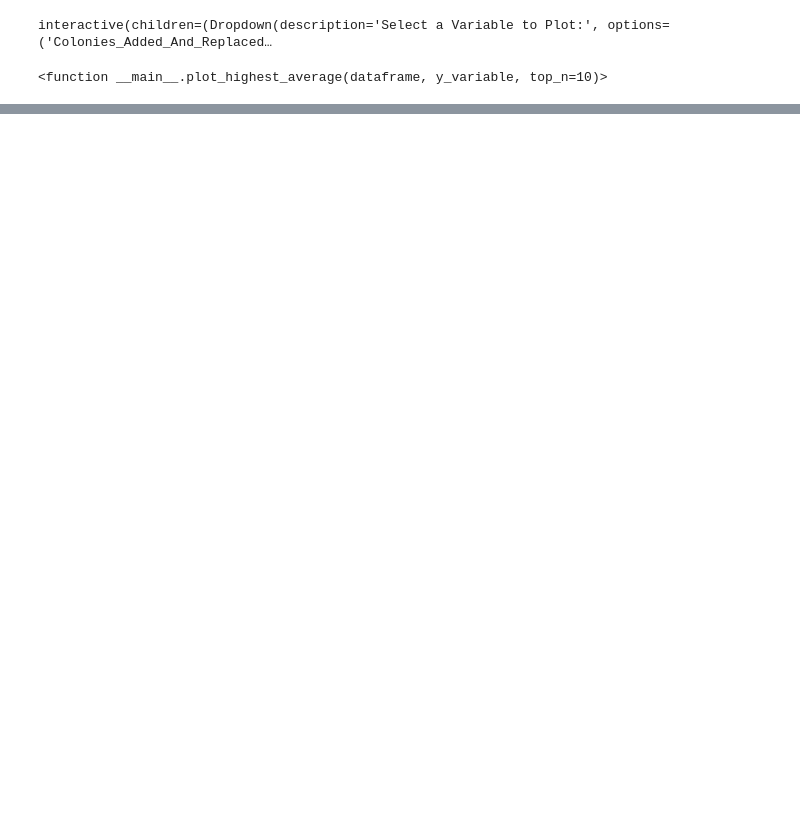
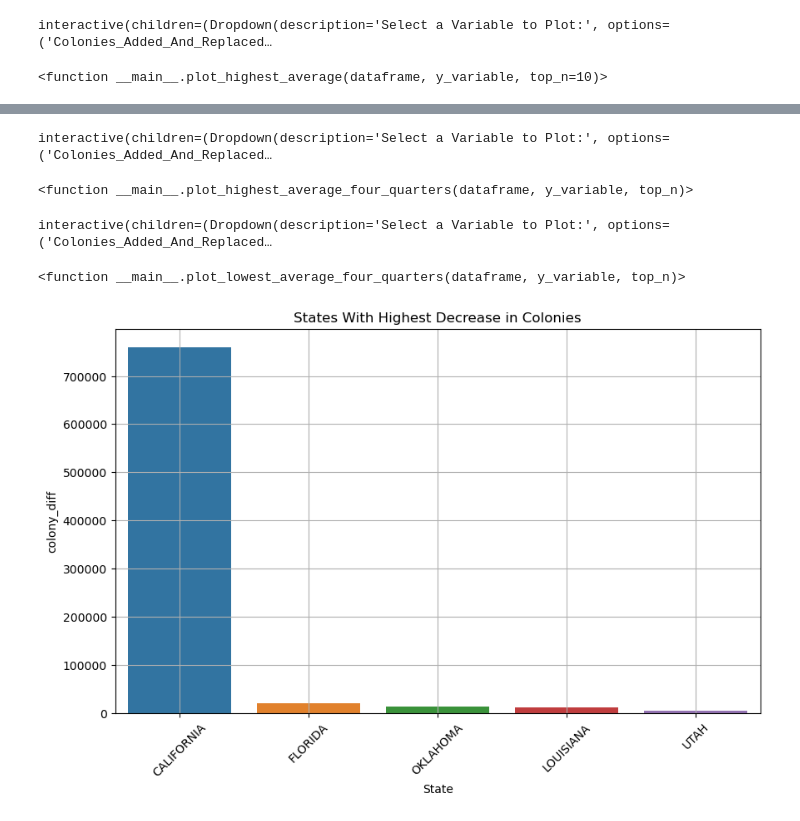
Before and after one commit to CoryKjar/CS499-Project, a Jupyter notebook: Python/Honey Bee Analysis.ipynb, the cells around one changed output, grey strips where cells are left out. Cells and saved outputs as stored; diff of their text form; code cells hidden in the pictures; blank space fills up the shorter version.

```diff
--- a/Python/Honey Bee Analysis.ipynb
+++ b/Python/Honey Bee Analysis.ipynb
@@ -189,0 +256,64 @@ interactive(children=(Dropdown(description='Select a Variable to Plot:', options
+# %%
+import seaborn as sns
+import matplotlib.pyplot as plt
+import ipywidgets as widgets
+from ipywidgets import interact
+
+def plot_highest_average_four_quarters(dataframe, y_variable, top_n):
+    filtered_df = dataframe[((dataframe['Quarter'] == '2022_Q3') | (dataframe['Quarter'] == '2022_Q4')) & (dataframe['State'] != 'US TOTAL')]
+    top_values = filtered_df.groupby('State')[y_variable].mean().nlargest(top_n)
+    plt.figure(figsize=(10, 6))
+    sns.barplot(x=top_values.index, y=top_values.values)
+    plt.title(f'Top {top_n} States by Highest Average {y_variable} in Last 4 Quarters ')
+    plt.xticks(rotation=45)
+    plt.grid()
+    plt.show()
+
+y_vars = df.columns[2:]
+y_var_dropdown = widgets.Dropdown(options=y_vars, description='Select a Variable to Plot:')
+interact(plot_highest_average_four_quarters, dataframe=widgets.fixed(df), y_variable=y_var_dropdown, top_n=widgets.fixed(5))
+# %% [output]
+interactive(children=(Dropdown(description='Select a Variable to Plot:', options=('Colonies_Added_And_Replaced…
+<function __main__.plot_highest_average_four_quarters(dataframe, y_variable, top_n)>
+# %%
+import seaborn as sns
+import matplotlib.pyplot as plt
+import ipywidgets as widgets
+from ipywidgets import interact
+
+def plot_lowest_average_four_quarters(dataframe, y_variable, top_n):
+    filtered_df = dataframe[((dataframe['Quarter'] == '2022_Q3') | (dataframe['Quarter'] == '2022_Q4')) & (dataframe['State'] != 'US TOTAL')]
+    top_values = filtered_df.groupby('State')[y_variable].mean().nsmallest(top_n)
+    plt.figure(figsize=(10, 6))
+    sns.barplot(x=top_values.index, y=top_values.values)
+    plt.title(f'Top {top_n} States by Lowest Average {y_variable} in Last 4 Quarters ')
+    plt.xticks(rotation=45)
+    plt.grid()
+    plt.show()
+
+y_vars = df.columns[2:]
+y_var_dropdown = widgets.Dropdown(options=y_vars, description='Select a Variable to Plot:')
+interact(plot_lowest_average_four_quarters, dataframe=widgets.fixed(df), y_variable=y_var_dropdown, top_n=widgets.fixed(5))
+# %% [output]
+interactive(children=(Dropdown(description='Select a Variable to Plot:', options=('Colonies_Added_And_Replaced…
+<function __main__.plot_lowest_average_four_quarters(dataframe, y_variable, top_n)>
+# %%
+df_2023_Q2 = states_df[states_df['Quarter'] == '2023_Q2']
+df_2015_Q1 = states_df[states_df['Quarter'] == '2015_Q1']
+
+merged_df = pd.merge(df_2023_Q2, df_2015_Q1, on='State', suffixes=('_2023_Q2', '_2015_Q1'))
+merged_df['colony_diff'] = merged_df['Max_Colonies_2023_Q2'] - merged_df['Max_Colonies_2015_Q1']
+merged_df['pct_lost'] = (merged_df['colony_diff'] / merged_df['Max_Colonies_2015_Q1']) * 100
+merged_df = merged_df.sort_values(by='colony_diff', ascending=True)
+
+top_5_most_lost = merged_df[['State', 'colony_diff']].head(5)
+top_5_most_lost['colony_diff'] = abs(top_5_most_lost['colony_diff'])
+# %%
+plt.figure(figsize=(10, 6))
+sns.barplot(data=top_5_most_lost, x='State', y='colony_diff')
+plt.title('States With Highest Decrease in Colonies')
+plt.xticks(rotation=45)
+plt.grid()
+plt.show()
+# %% [output]
+[figure, added]
```
Also changed, not shown: parts of 16 cells of this notebook, 2 other files.
